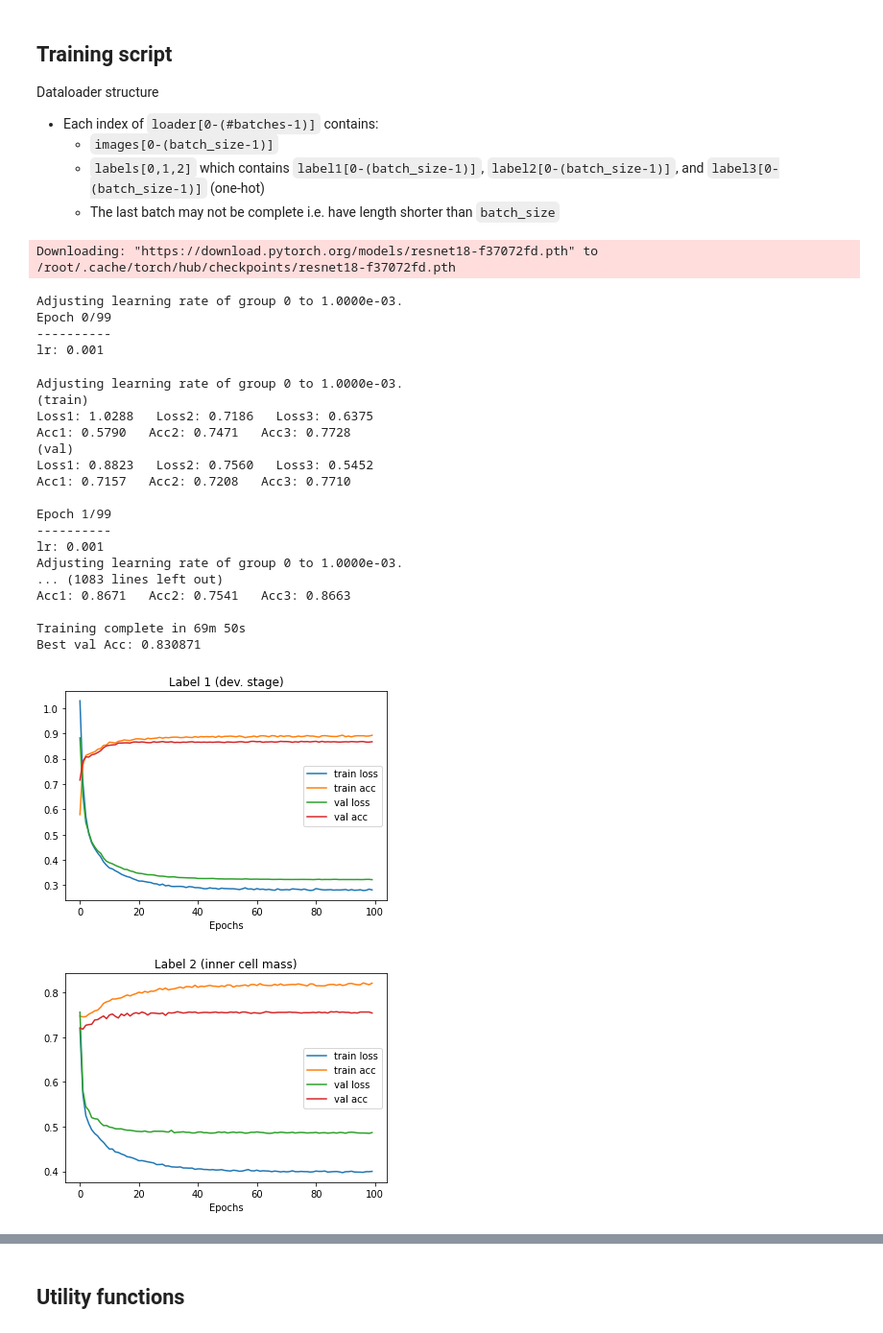
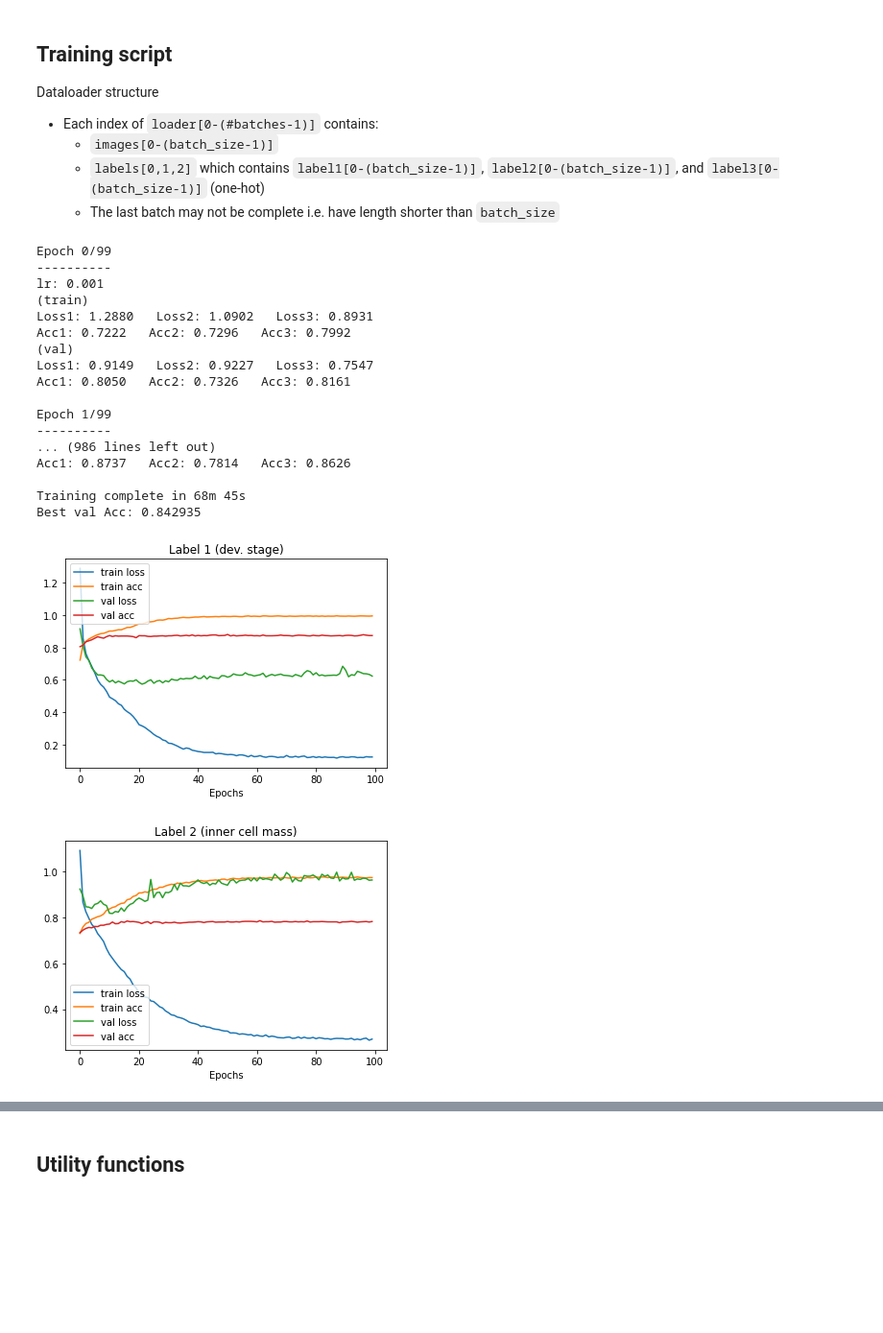
Before and after one commit to danielyzli/morphological-grading, a Jupyter notebook: embryo_grading.ipynb, the cells around one changed output, grey strips where cells are left out. Shown at 96% size. Cells and saved outputs as stored; diff of their text form; code cells hidden in the pictures; blank space fills up the shorter version.

Commit message:
Run with lr_schedule, class balanced focal loss; prior to ax-platform

```diff
--- a/embryo_grading.ipynb
+++ b/embryo_grading.ipynb
@@ -144,7 +145,7 @@ def cb_loss(labels, logits, samples_per_class, loss_type, beta, gamma, device):
     weights = torch.tensor(weights).float()
     weights = weights.to(device)
     weights = weights.unsqueeze(0)
-    weights = weights.repeat(labels_oh.shape[0], 1) * labels_one_hot
+    weights = weights.repeat(labels_oh.shape[0], 1) * labels_oh
     weights = weights.sum(1)
     weights = weights.unsqueeze(1)
     weights = weights.repeat(1, num_class)
@@ -161,7 +162,7 @@ def cb_loss(labels, logits, samples_per_class, loss_type, beta, gamma, device):
 # %% [markdown]
 ## function train_model
 # %%
-def train_model(model, dataloaders, optimizer, lr_scheduler, num_epochs, samples_per_class, loss_type, loss_beta, loss_gamma, device):
+def train_model(model, dataloaders, optimizer, criterion, lr_scheduler, num_epochs, samples_per_class, loss_type, loss_beta, loss_gamma, device):
   since = time.time()
 
   train_loss1_vec, train_loss2_vec, train_loss3_vec = [], [], []
@@ -202,9 +203,12 @@ def train_model(model, dataloaders, optimizer, lr_scheduler, num_epochs, samples
         # track history if only in train
         with torch.set_grad_enabled(phase == 'train'):
           outputs = model(inputs)
-          loss1 = criterion(outputs['out1'], label1)
-          loss2 = criterion(outputs['out2'], label2)
-          loss3 = criterion(outputs['out3'], label3)
+          # loss1 = criterion(outputs['out1'], label1)
+          # loss2 = criterion(outputs['out2'], label2)
+          # loss3 = criterion(outputs['out3'], label3)
+          loss1 = cb_loss(label1, outputs['out1'], samples_per_class[0], loss_type, loss_beta, loss_gamma, device)
+          loss2 = cb_loss(label2, outputs['out2'], samples_per_class[1], loss_type, loss_beta, loss_gamma, device)
+          loss3 = cb_loss(label3, outputs['out3'], samples_per_class[2], loss_type, loss_beta, loss_gamma, device)
           loss = (loss1 + loss2 + loss3)/3
 
           _, preds1 = torch.max(outputs['out1'], 1)
@@ -285,7 +289,7 @@ def plot_training_curve(history_dict, num_epochs):
 # %%
 np_random_seed = 64
 datafn = '/content/drive/MyDrive/embryo-grading/morphology_grading_dataset_0606.pickle'
-batch_size = 128
+batch_size = 32
 learning_rate = 0.1
 momentum = 0.9
 lr_step = 10
@@ -309,63 +316,63 @@ Dataloader structure
 # %%
-# Dataset
-dataset = mydata(datafn, multi_image=False, transform=trans)
-
 # Split into train and test
 dataset_size = len(dataset)
 indices = list(range(dataset_size))
 split = int(np.floor(validation_split * dataset_size))
 if shuffle_dataset:
   np.random.seed(np_random_seed)
   np.random.shuffle(indices)
 train_indices = indices[split:]
 val_indices = indices[:split]
 train_sampler = SubsetRandomSampler(train_indices)
 val_sampler = SubsetRandomSampler(val_indices)
 
 # Load data
 train_loader = DataLoader(dataset, batch_size=batch_size, sampler=train_sampler)
 val_loader = DataLoader(dataset, batch_size=batch_size, sampler=val_sampler)
 # fortesting_loader = DataLoader(dataset, batch_size=batch_size)
 
+samples_per_class = [[0, 0, 0, 0], [0, 0, 0], [0, 0, 0]]
+for _, labels in train_loader:
+  for i in range(3):
+    for j in range(len(samples_per_class[i])):
+      num_mask = np.asarray(labels[i]) == j
+      samples_per_class[i][j] += len(labels[i][num_mask])
+
 # Instantiate network
 model = single_focal_net()
 
 # Use CUDA
 device = torch.device("cuda:0" if torch.cuda.is_available() else "cpu")
 # device = torch.device("cpu")
 model = model.to(device)
 
 # Training setup
 optimizer = optim.SGD(model.parameters(), lr=0.001, momentum=0.9)
-lr_scheduler = optim.lr_scheduler.StepLR(optimizer, step_size=lr_step, gamma=lr_gamma, verbose=True)
+lr_scheduler = optim.lr_scheduler.StepLR(optimizer, step_size=lr_step, gamma=lr_gamma)
+criterion = nn.CrossEntropyLoss()
 
 # Run training
-model, history_dict = train_model(model, {'train': train_loader, 'val': val_loader}, optimizer, lr_scheduler, num_epochs, samples_per_class, loss_type, loss_beta, loss_gamma, device)
+model, history_dict = train_model(model, {'train': train_loader, 'val': val_loader}, optimizer, criterion, lr_scheduler, num_epochs, samples_per_class, loss_type, loss_beta, loss_gamma, device)
 
 # Visualize the training
 plot_training_curve(history_dict, num_epochs)
 # %% [output]
-Downloading: "https://download.pytorch.org/models/resnet18-f37072fd.pth" to /root/.cache/torch/hub/checkpoints/resnet18-f37072fd.pth
+Epoch 0/99
+----------
+lr: 0.001
+(train)
+Loss1: 1.2880   Loss2: 1.0902   Loss3: 0.8931
+Acc1: 0.7222   Acc2: 0.7296   Acc3: 0.7992
+(val)
+Loss1: 0.9149   Loss2: 0.9227   Loss3: 0.7547
+Acc1: 0.8050   Acc2: 0.7326   Acc3: 0.8161
+
+Epoch 1/99
+----------
+... (986 lines left out)
+Acc1: 0.8737   Acc2: 0.7814   Acc3: 0.8626
+
+Training complete in 68m 45s
+Best val Acc: 0.842935
-Adjusting learning rate of group 0 to 1.0000e-03.
-Epoch 0/99
-----------
-lr: 0.001
-Adjusting learning rate of group 0 to 1.0000e-03.
-(train)
-Loss1: 1.0288   Loss2: 0.7186   Loss3: 0.6375
-Acc1: 0.5790   Acc2: 0.7471   Acc3: 0.7728
-(val)
-Loss1: 0.8823   Loss2: 0.7560   Loss3: 0.5452
-Acc1: 0.7157   Acc2: 0.7208   Acc3: 0.7710
-
-Epoch 1/99
-----------
-lr: 0.001
-Adjusting learning rate of group 0 to 1.0000e-03.
-... (1083 lines left out)
-Acc1: 0.8671   Acc2: 0.7541   Acc3: 0.8663
-
-Training complete in 69m 50s
-Best val Acc: 0.830871
-[figure, old version]
+[figure, new version]
-[figure, old version]
+[figure, new version]
```
Also changed, not shown: parts of 3 cells of this notebook.
